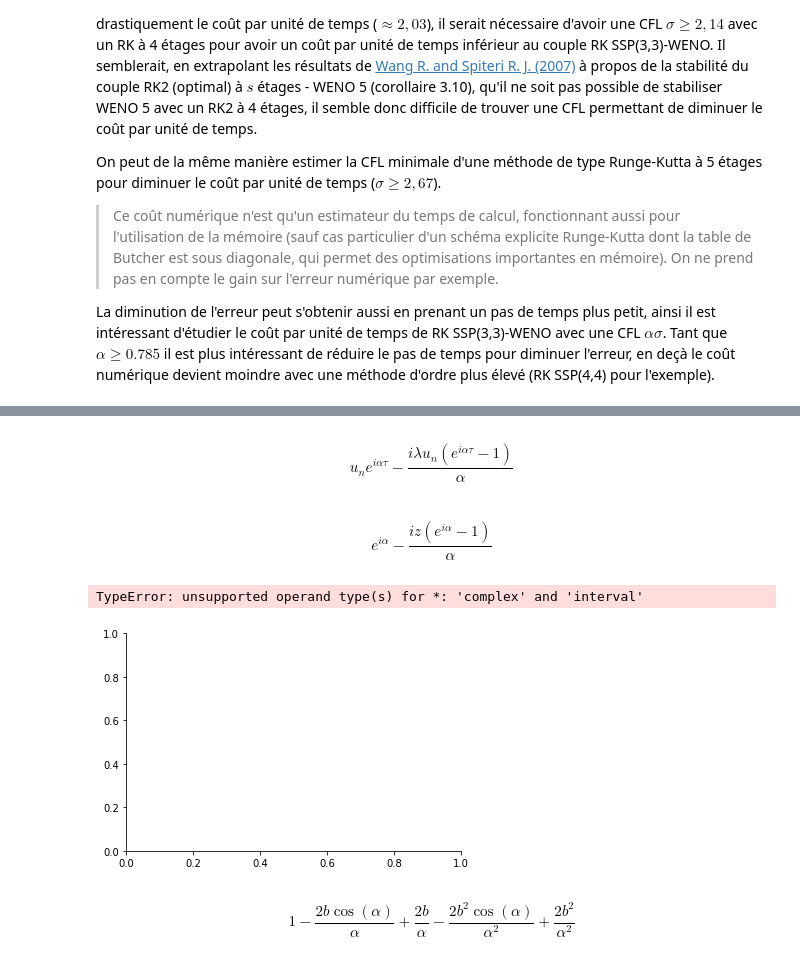
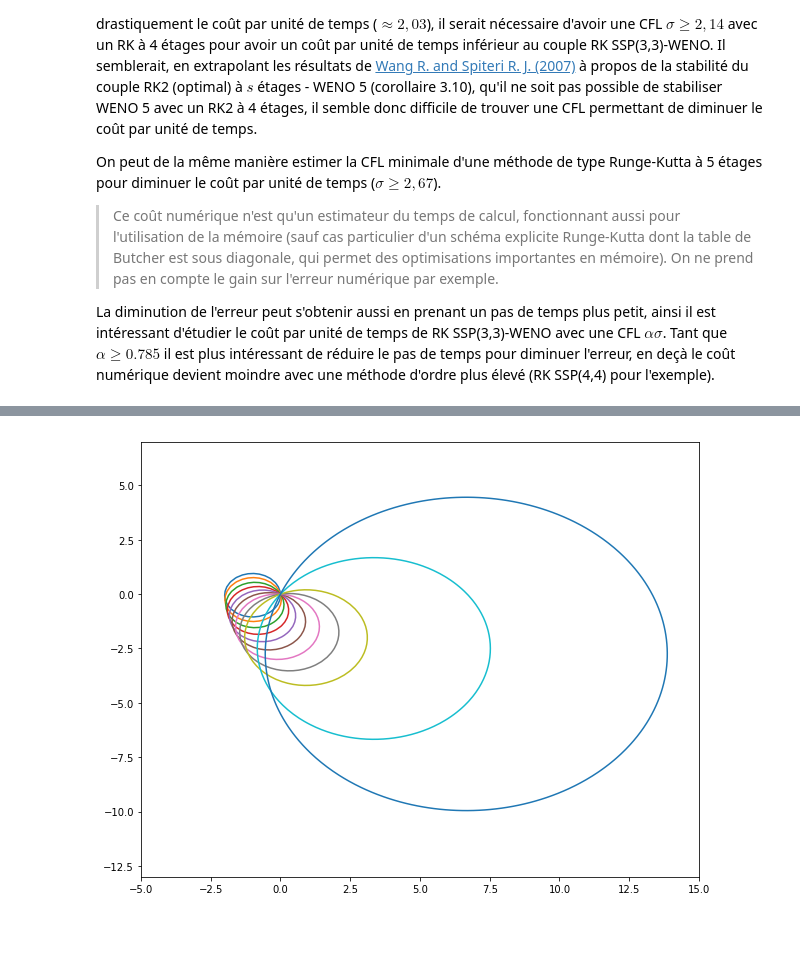
Before and after one commit to kivvix/miMaS, a Jupyter notebook: notebook/cfl.ipynb, the cells around one changed output, grey strips where cells are left out. Drawn from its saved outputs; the diff is of its cells as text; code cells hidden in the pictures; blank space fills up the shorter version.

```diff
--- a/notebook/cfl.ipynb
+++ b/notebook/cfl.ipynb
@@ -1379,33 +1401,24 @@ $$\frac{e^{z} - 1}{z}$$
-# %%
-tau = sp.symbols("\\tau")
-un1 = sp.exp(I*a*tau)*un + tau*phi1.subs(z,tau*I*a)*lamb*un
-un1
-# %% [output]
-$$u_{n} e^{i \alpha \tau} - \frac{i \lambda u_{n} \left(e^{i \alpha \tau} - 1\right)}{\alpha}$$
-# %%
-un1 = un1.collect(un).subs(lamb,z).subs(tau,1)/un
-un1
-# %% [output]
-$$e^{i \alpha} - \frac{i z \left(e^{i \alpha} - 1\right)}{\alpha}$$
-# %%
-sp.plot_implicit(sp.re(sp.Abs(un1.expand().simplify())**2))
-# %% [output]
-TypeError: unsupported operand type(s) for *: 'complex' and 'interval'
-[figure, removed]
-# %%
-b = sp.symbols("b",real=True)
-(sp.Abs(un1.subs(z,I*b))**2).expand().as_real_imag()[0]
-# %% [output]
-$$1 - \frac{2 b \cos{\left (\alpha \right )}}{\alpha} + \frac{2 b}{\alpha} - \frac{2 b^{2} \cos{\left (\alpha \right )}}{\alpha^{2}} + \frac{2 b^{2}}{\alpha^{2}}$$
-# %%
-na = 0.0001
-sp.lambdify(un1.subs(a,na),z,'numpy')(data.phi)
-
-b1 = b(1)
-b2 = b(2)
-b3 = b(3)
-b4 = b(4)
-
-save_figsize = plt.rcParams['figure.figsize']
-plt.rcParams['figure.figsize'] = [10, 8]
-plt.plot(*reim(b1),label="RK1")
+# %%
+import matplotlib.colors as mcolors # for mcolors.TABLEAU_COLORS
+
+def contour ( expr , z , Ir , Ii , **kwargs):
+  x,y = sp.symbols("x y",real=True)
+  f = sp.lambdify((x, y), expr.subs(z,x+I*y),'numpy')
+
+  a = np.linspace(*Ir)
+  b = np.linspace(*Ii)
+  X, Y = np.meshgrid(a, b)
+  return plt.contour(X,Y, f(X,Y),**kwargs)
+
+b1,a2,b2 = sp.symbols("b_1 a_2 b_2",real=True)
+z = sp.symbols("z")
+R = sp.Abs(sp.exp(I*b1) - I*z/b1*(sp.exp(I*b1)-1))
+
+palette = list(mcolors.TABLEAU_COLORS)
+plt.rcParams['figure.figsize'] = [10, 8]
+for i,n in enumerate([1,5,10,15,20,25,30,35,40,50,55]):
+  contour( R.subs(b1,n/10.) , z , (-5,15,100) , (-13,7,100) , levels=[1.] , colors=palette[i%len(palette)] )
+
+plt.show()
+# %% [output]
+[figure, added]
```
Also changed, not shown: parts of 7 cells of this notebook.
